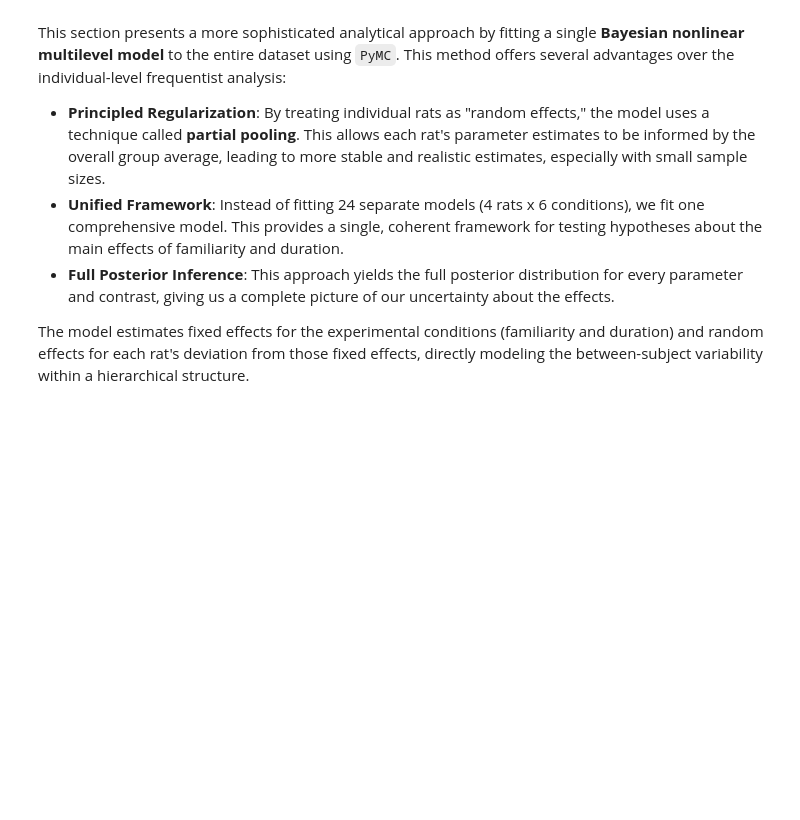
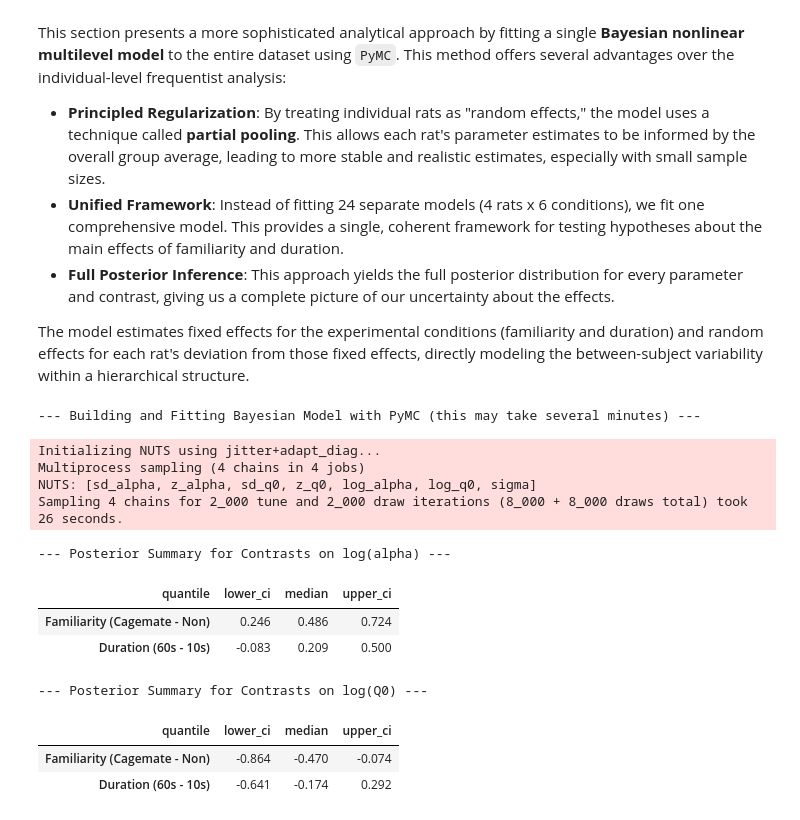
Before and after one commit to haoranmattwan/demand-analysis-social-familiarity-2023, a Jupyter notebook: Analysis/analysis_Py.ipynb, the cells around one changed output. Drawn from its saved outputs; the diff is of its cells as text; code cells hidden in the pictures; blank space fills up the shorter version.

```diff
--- a/Analysis/analysis_Py.ipynb
+++ b/Analysis/analysis_Py.ipynb
@@ -278,21 +319,9 @@ with pm.Model(coords=coords) as multilevel_zbe_model:
 
 # --- 3.2 Analyze Posterior Contrasts ---
 
-def summarize_contrasts(posterior_draws):
-    """
-    Helper function to calculate median and 95% HDI for contrast distributions.
-    This version is corrected to use xarray syntax before converting to pandas.
-    """
-    # Calculate quantiles using xarray's method, which creates a 'quantile' coordinate
-    quantiles = posterior_draws.quantile([0.025, 0.5, 0.975], dim=("chain", "draw"))
-    # Re-label the values of the 'quantile' coordinate
-    quantiles = quantiles.assign_coords(quantile=['lower_ci', 'median', 'upper_ci'])
-    # Convert the labeled xarray object to a pandas Series
-    return quantiles.to_series()
-
 # --- Define condition groups for contrasts ---
 cagemate_conds = [c for c in condition_names if 'Cagemate' in c]
-non_cagemate_conds = [c for c in condition_names if 'Non_cagemate' in c]
+non_cagemate_conds = [c for c in condition_names if 'Non-cagemate' in c]
 conds_10_sec = [c for c in condition_names if '10_Sec' in c]
 conds_60_sec = [c for c in condition_names if '60_Sec' in c]
 
@@ -309,30 +338,44 @@ contrast_alpha_duration = (
     posterior_log_alpha.sel(condition=conds_60_sec).mean(dim="condition") -
     posterior_log_alpha.sel(condition=conds_10_sec).mean(dim="condition")
 )
 
 # --- Calculate Q0 Contrasts ---
 contrast_q0_familiarity = (
     posterior_log_q0.sel(condition=cagemate_conds).mean(dim="condition") -
     posterior_log_q0.sel(condition=non_cagemate_conds).mean(dim="condition")
 )
 contrast_q0_duration = (
     posterior_log_q0.sel(condition=conds_60_sec).mean(dim="condition") -
     posterior_log_q0.sel(condition=conds_10_sec).mean(dim="condition")
 )
 
 # --- Format and Display Results ---
 alpha_contrasts = pd.DataFrame({
     'Familiarity (Cagemate - Non)': summarize_contrasts(contrast_alpha_familiarity),
     'Duration (60s - 10s)': summarize_contrasts(contrast_alpha_duration)
 })
 
 q0_contrasts = pd.DataFrame({
     'Familiarity (Cagemate - Non)': summarize_contrasts(contrast_q0_familiarity),
     'Duration (60s - 10s)': summarize_contrasts(contrast_q0_duration)
 })
 
 print("\n\n--- Posterior Summary for Contrasts on log(alpha) ---")
 display(alpha_contrasts.T)
 
 print("\n--- Posterior Summary for Contrasts on log(Q0) ---")
 display(q0_contrasts.T)
+# %% [output]
+--- Building and Fitting Bayesian Model with PyMC (this may take several minutes) ---
+Initializing NUTS using jitter+adapt_diag...
+Multiprocess sampling (4 chains in 4 jobs)
+NUTS: [sd_alpha, z_alpha, sd_q0, z_q0, log_alpha, log_q0, sigma]
+Sampling 4 chains for 2_000 tune and 2_000 draw iterations (8_000 + 8_000 draws total) took 26 seconds.
+--- Posterior Summary for Contrasts on log(alpha) ---
+| quantile | lower_ci | median | upper_ci |
+| Familiarity (Cagemate - Non) | 0.246 | 0.486 | 0.724 |
+| Duration (60s - 10s) | -0.083 | 0.209 | 0.500 |
+--- Posterior Summary for Contrasts on log(Q0) ---
+| quantile | lower_ci | median | upper_ci |
+| Familiarity (Cagemate - Non) | -0.864 | -0.470 | -0.074 |
+| Duration (60s - 10s) | -0.641 | -0.174 | 0.292 |
```
Also changed, not shown: parts of 2 cells of this notebook, 14 other files.
